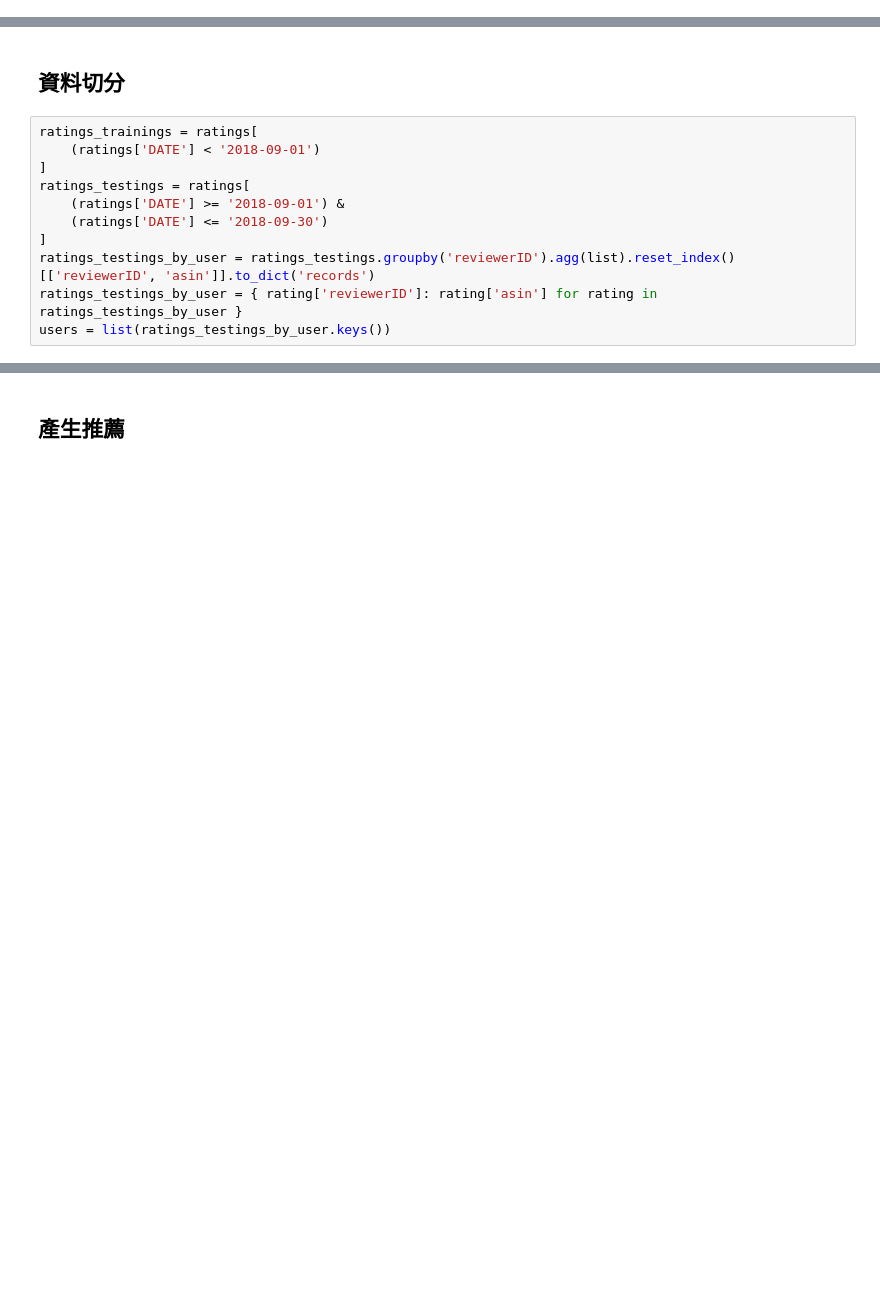
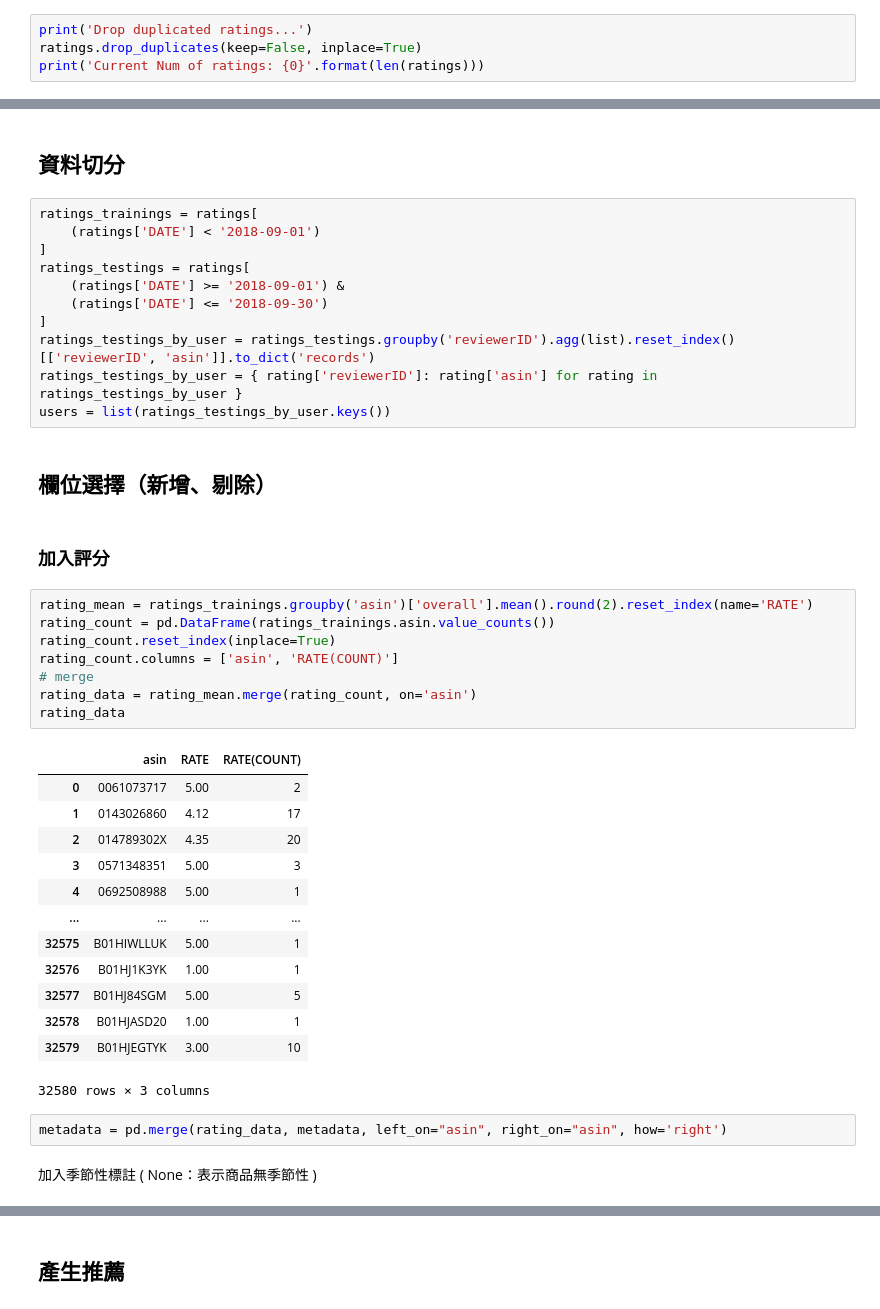
Before and after one commit to yeha98555/data-course-sample, a Jupyter notebook: S4/A4_content-based.ipynb, the cells around one changed output, grey strips where cells are left out. Cells and saved outputs as stored; diff of their text form; blank space fills up the shorter version.

```diff
--- a/S4/A4_content-based.ipynb
+++ b/S4/A4_content-based.ipynb
@@ -50,0 +98,4 @@ ratings['DATE'] = pd.to_datetime(ratings['unixReviewTime'], unit='s')
+# %%
+print('Drop duplicated ratings...')
+ratings.drop_duplicates(keep=False, inplace=True)
+print('Current Num of ratings: {0}'.format(len(ratings)))
@@ -61,3 +117,34 @@ ratings_testings = ratings[
 ratings_testings_by_user = ratings_testings.groupby('reviewerID').agg(list).reset_index()[['reviewerID', 'asin']].to_dict('records')
 ratings_testings_by_user = { rating['reviewerID']: rating['asin'] for rating in ratings_testings_by_user }
 users = list(ratings_testings_by_user.keys())
+# %% [markdown]
+## 欄位選擇（新增、剔除）
+# %% [markdown]
+### 加入評分
+# %%
+rating_mean = ratings_trainings.groupby('asin')['overall'].mean().round(2).reset_index(name='RATE')
+rating_count = pd.DataFrame(ratings_trainings.asin.value_counts())
+rating_count.reset_index(inplace=True)
+rating_count.columns = ['asin', 'RATE(COUNT)']
+# merge
+rating_data = rating_mean.merge(rating_count, on='asin')
+rating_data
+# %% [output]
+|  | asin | RATE | RATE(COUNT) |
+| 0 | 0061073717 | 5.00 | 2 |
+| 1 | 0143026860 | 4.12 | 17 |
+| 2 | 014789302X | 4.35 | 20 |
+| 3 | 0571348351 | 5.00 | 3 |
+| 4 | 0692508988 | 5.00 | 1 |
+| ... | ... | ... | ... |
+| 32575 | B01HIWLLUK | 5.00 | 1 |
+| 32576 | B01HJ1K3YK | 1.00 | 1 |
+| 32577 | B01HJ84SGM | 5.00 | 5 |
+| 32578 | B01HJASD20 | 1.00 | 1 |
+| 32579 | B01HJEGTYK | 3.00 | 10 |
+32580 rows × 3 columns
+# %%
+metadata = pd.merge(rating_data, metadata, left_on="asin", right_on="asin", how='right')
+# %% [markdown]
+加入季節性標註
+( None：表示商品無季節性 )
```
Also changed, not shown: parts of 87 cells of this notebook.
